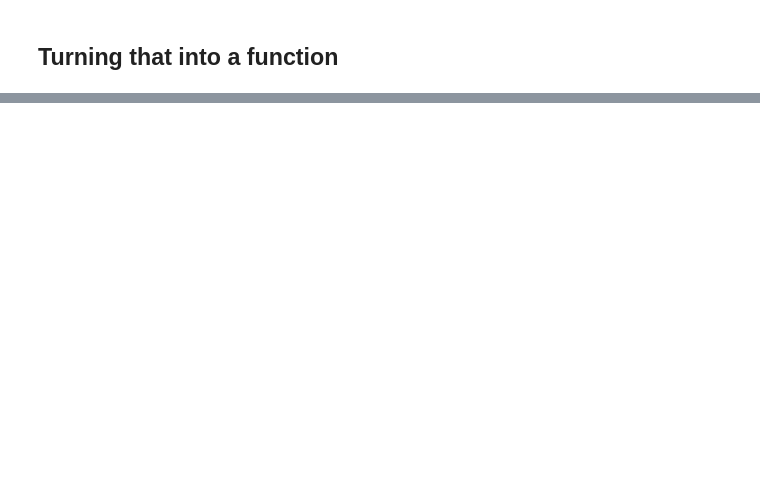
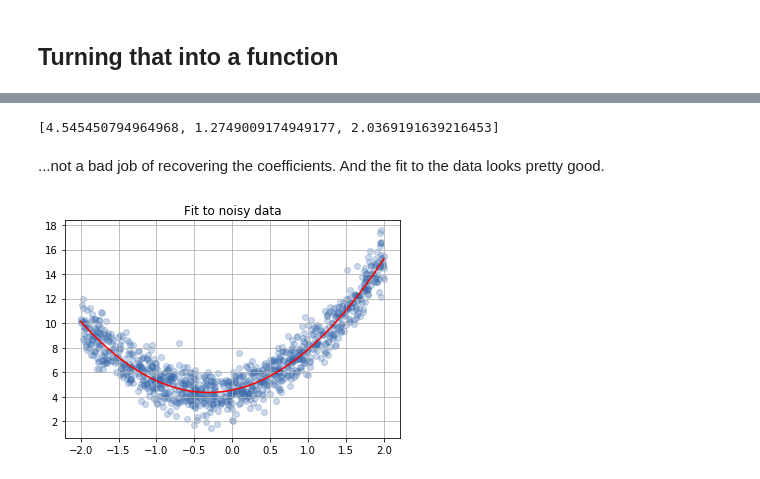
Before and after one commit to cbare/data-science-from-scratch, a Jupyter notebook: chapter_08/gradient_descent.ipynb, the cells around one changed output, grey strips where cells are left out. Saved outputs shown, nothing was run; the diff lists cells and outputs as text; code cells hidden in the pictures; blank space fills up the shorter version.

```diff
--- a/chapter_08/gradient_descent.ipynb
+++ b/chapter_08/gradient_descent.ipynb
@@ -153,0 +259,22 @@ plt.show()
+# %%
+def gradient_squared_error(x, y, theta):
+    return [-2 * error(theta, x, y),
+            -2 * error(theta, x, y) * x,
+            -2 * error(theta, x, y) * x**2]
+# %%
+theta_hat = minimize_stochastic(squared_error, gradient_squared_error, x, y, theta_0=(1.0, 1.0, 1.0), alpha_0=0.01)
+print(theta_hat)
+# %% [output]
+[4.545450794964968, 1.2749009174949177, 2.0369191639216453]
+# %% [markdown]
+...not a bad job of recovering the coefficients. And the fit to the data looks pretty good.
+# %%
+x_ordered = np.linspace(-2, 2, num=n)
+
+plt.scatter(x, y, marker='o', color='#3366aa40')
+plt.plot(x_ordered, predict(theta_hat, x_ordered), 'r-')
+plt.title('Fit to noisy data')
+plt.grid(True)
+plt.show()
+# %% [output]
+[figure, added]
```
Also changed, not shown: parts of 25 cells of this notebook.
